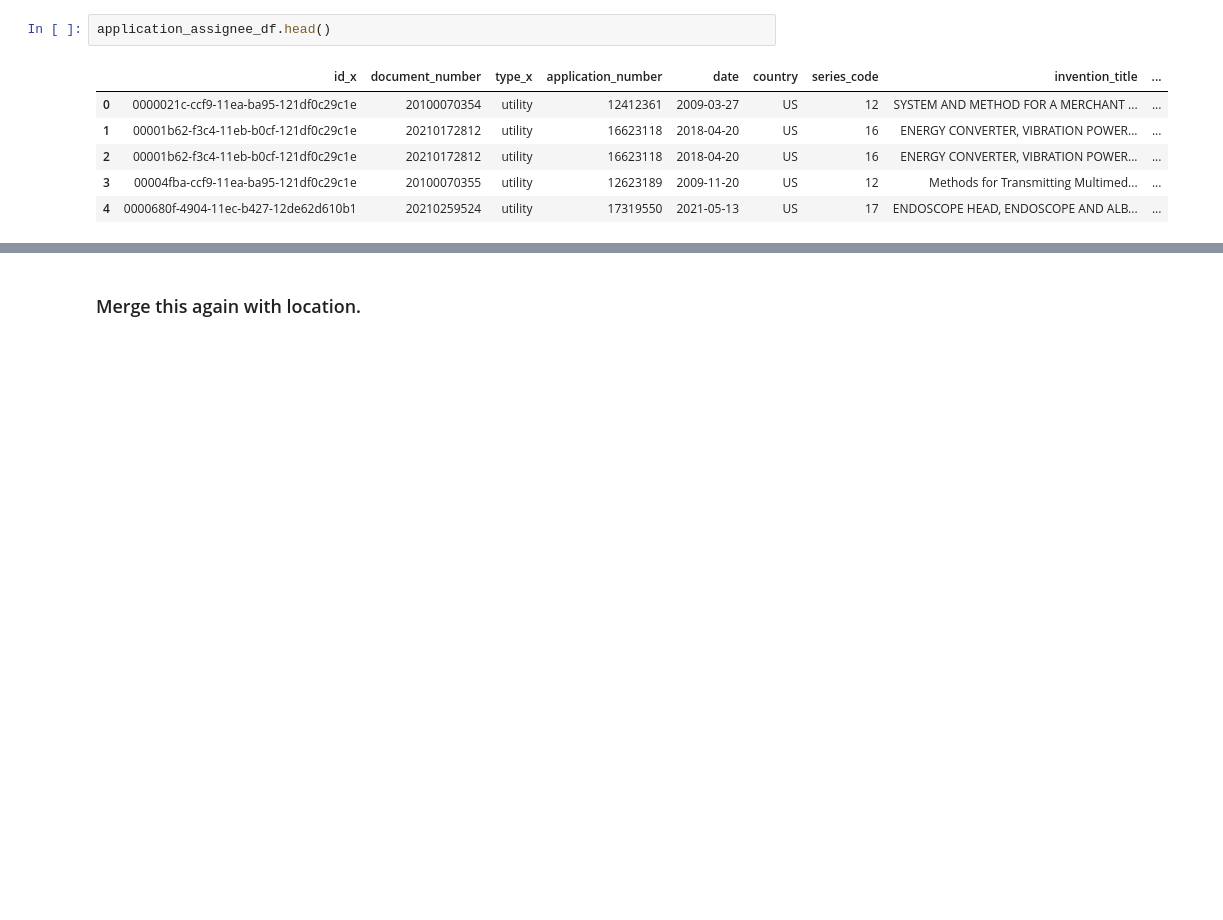
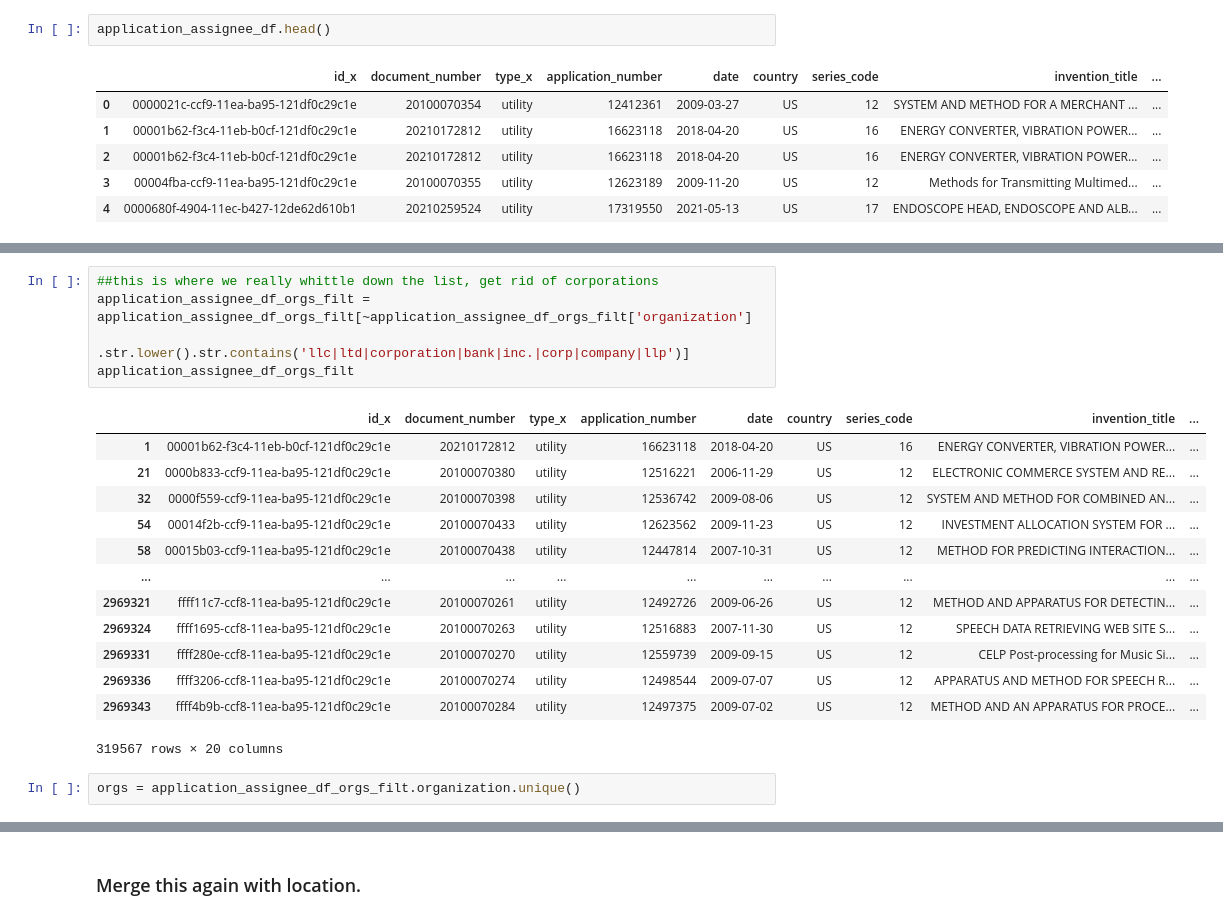
Before and after one commit to mhk9c/patents22, a Jupyter notebook: pre_grant_data.ipynb, the cells around one changed output, grey strips where cells are left out. Saved outputs shown, nothing was run; the diff lists cells and outputs as text; blank space fills up the shorter version.

```diff
--- a/pre_grant_data.ipynb
+++ b/pre_grant_data.ipynb
@@ -160,0 +342,21 @@ application_assignee_df.groupby(['document_number', 'location_id'
+# %%
+##this is where we really whittle down the list, get rid of corporations
+application_assignee_df_orgs_filt = application_assignee_df_orgs_filt[~application_assignee_df_orgs_filt['organization']
+                                                                      .str.lower().str.contains('llc|ltd|corporation|bank|inc.|corp|company|llp')]
+application_assignee_df_orgs_filt
+# %% [output]
+|  | id_x | document_number | type_x | application_number | date | country | series_code | invention_title | ... |
+| 1 | 00001b62-f3c4-11eb-b0cf-121df0c29c1e | 20210172812 | utility | 16623118 | 2018-04-20 | US | 16 | ENERGY CONVERTER, VIBRATION POWER... | ... |
+| 21 | 0000b833-ccf9-11ea-ba95-121df0c29c1e | 20100070380 | utility | 12516221 | 2006-11-29 | US | 12 | ELECTRONIC COMMERCE SYSTEM AND RE... | ... |
+| 32 | 0000f559-ccf9-11ea-ba95-121df0c29c1e | 20100070398 | utility | 12536742 | 2009-08-06 | US | 12 | SYSTEM AND METHOD FOR COMBINED AN... | ... |
+| 54 | 00014f2b-ccf9-11ea-ba95-121df0c29c1e | 20100070433 | utility | 12623562 | 2009-11-23 | US | 12 | INVESTMENT ALLOCATION SYSTEM FOR ... | ... |
+| 58 | 00015b03-ccf9-11ea-ba95-121df0c29c1e | 20100070438 | utility | 12447814 | 2007-10-31 | US | 12 | METHOD FOR PREDICTING INTERACTION... | ... |
+| ... | ... | ... | ... | ... | ... | ... | ... | ... | ... |
+| 2969321 | ffff11c7-ccf8-11ea-ba95-121df0c29c1e | 20100070261 | utility | 12492726 | 2009-06-26 | US | 12 | METHOD AND APPARATUS FOR DETECTIN... | ... |
+| 2969324 | ffff1695-ccf8-11ea-ba95-121df0c29c1e | 20100070263 | utility | 12516883 | 2007-11-30 | US | 12 | SPEECH DATA RETRIEVING WEB SITE S... | ... |
+| 2969331 | ffff280e-ccf8-11ea-ba95-121df0c29c1e | 20100070270 | utility | 12559739 | 2009-09-15 | US | 12 | CELP Post-processing for Music Si... | ... |
+| 2969336 | ffff3206-ccf8-11ea-ba95-121df0c29c1e | 20100070274 | utility | 12498544 | 2009-07-07 | US | 12 | APPARATUS AND METHOD FOR SPEECH R... | ... |
+| 2969343 | ffff4b9b-ccf8-11ea-ba95-121df0c29c1e | 20100070284 | utility | 12497375 | 2009-07-02 | US | 12 | METHOD AND AN APPARATUS FOR PROCE... | ... |
+319567 rows × 20 columns
+# %%
+orgs = application_assignee_df_orgs_filt.organization.unique()
```
Also changed, not shown: parts of 22 cells of this notebook.
